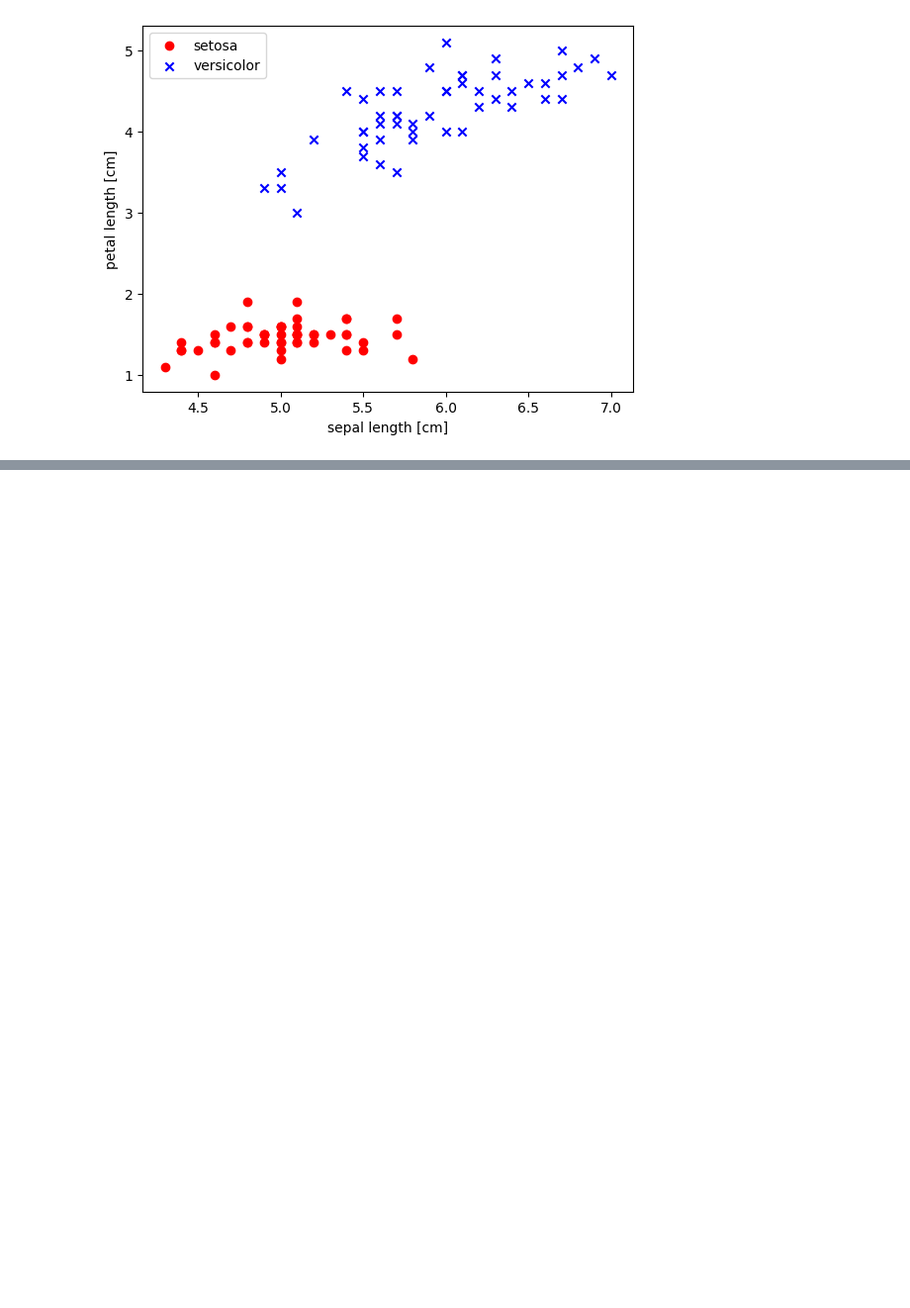
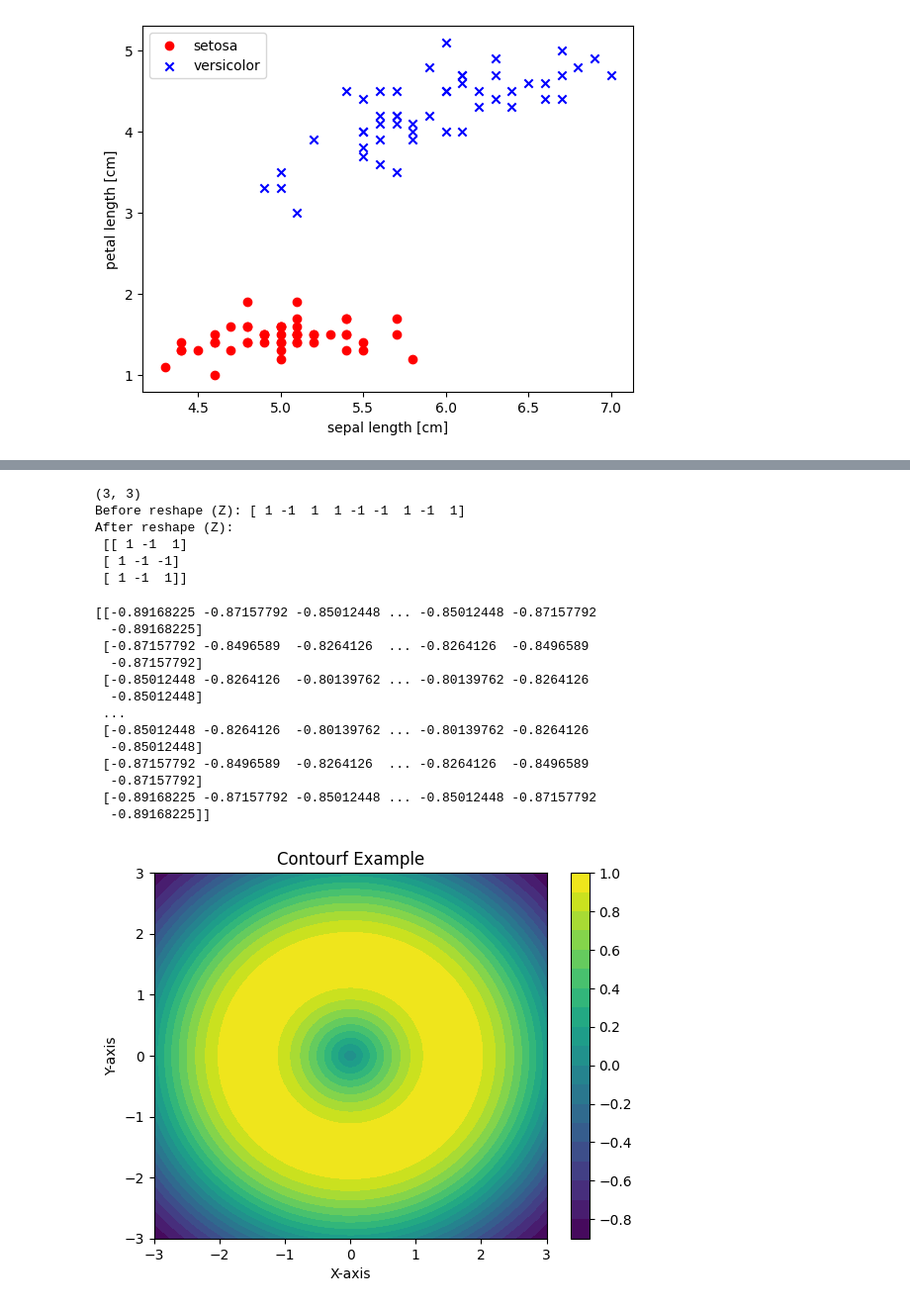
Before and after one commit to tmdgusya/ai-study-repository, a Jupyter notebook: test_perceptron.ipynb, the cells around one changed output, grey strips where cells are left out. Shown at 99% size. Saved outputs shown, nothing was run; the diff lists cells and outputs as text; code cells hidden in the pictures; blank space fills up the shorter version.

```diff
--- a/test_perceptron.ipynb
+++ b/test_perceptron.ipynb
@@ -62,0 +143,61 @@ zipped :  <zip object at 0x...>
+# %%
+import numpy as np
+
+# 가상 데이터를 생성 (격자 좌표)
+xx1, xx2 = np.meshgrid(
+    np.arange(0, 1.5, 0.5),  # x축 범위 ( 3 * 3 vector)
+    np.arange(0, 1.5, 0.5)  # y축 범위 ( 3 * 3 vector)
+)
+
+
+print(xx1.shape)
+
+# 격자 예측값을 가정 (1차원 배열로 반환된 결과)
+Z = np.array([1, -1, 1, 1, -1, -1, 1, -1, 1])  # 가상 예측값
+print("Before reshape (Z):", Z)
+
+# Z를 격자 형태로 재구성
+Z = Z.reshape(xx1.shape) # ( 3 * 3 vector)
+print("After reshape (Z):\n", Z)
+# %% [output]
+(3, 3)
+Before reshape (Z): [ 1 -1  1  1 -1 -1  1 -1  1]
+After reshape (Z):
+ [[ 1 -1  1]
+ [ 1 -1 -1]
+ [ 1 -1  1]]
+# %%
+import numpy as np
+import matplotlib.pyplot as plt
+
+# 격자 생성
+x = np.linspace(-3, 3, 100)  # x축 좌표
+y = np.linspace(-3, 3, 100)  # y축 좌표
+xx, yy = np.meshgrid(x, y)
+
+# z 값 정의 (예: 함수값)
+Z = np.sin(np.sqrt(xx ** 2 + yy ** 2))
+print(Z)
+
+# 등고선 그래프
+plt.contourf(xx, yy, Z, levels=20, cmap='viridis')
+plt.colorbar()  # 색상 막대 추가
+plt.title("Contourf Example")
+plt.xlabel("X-axis")
+plt.ylabel("Y-axis")
+plt.show()
+# %% [output]
+[[-0.89168225 -0.87157792 -0.85012448 ... -0.85012448 -0.87157792
+  -0.89168225]
+ [-0.87157792 -0.8496589  -0.8264126  ... -0.8264126  -0.8496589
+  -0.87157792]
+ [-0.85012448 -0.8264126  -0.80139762 ... -0.80139762 -0.8264126
+  -0.85012448]
+ ...
+ [-0.85012448 -0.8264126  -0.80139762 ... -0.80139762 -0.8264126
+  -0.85012448]
+ [-0.87157792 -0.8496589  -0.8264126  ... -0.8264126  -0.8496589
+  -0.87157792]
+ [-0.89168225 -0.87157792 -0.85012448 ... -0.85012448 -0.87157792
+  -0.89168225]]
+[figure, added]
```
Also changed, not shown: parts of 3 cells of this notebook, 5 other files.
